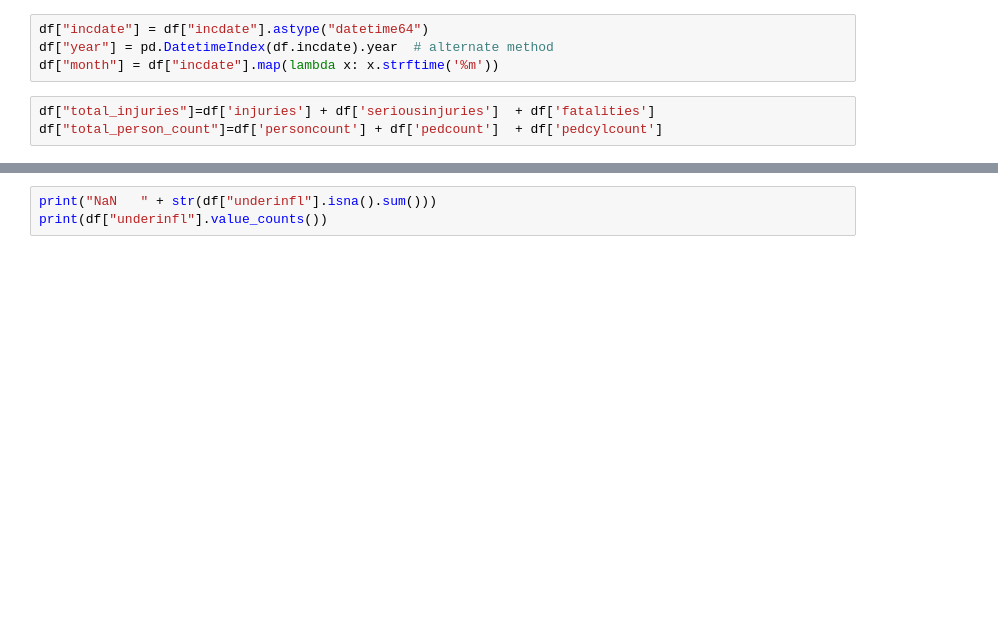
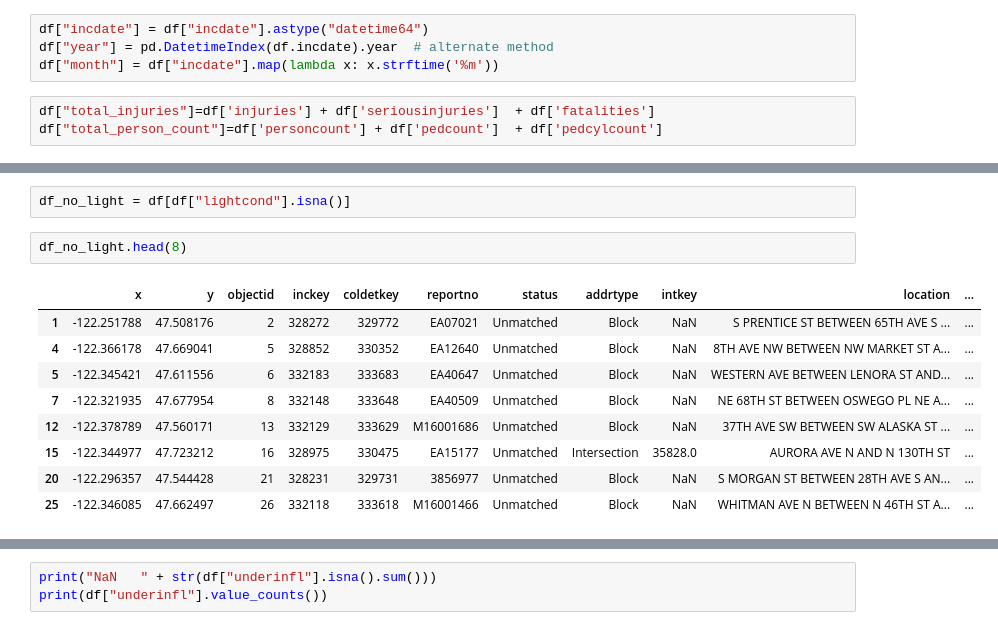
Before and after one commit to DataCircles/traffic_collisions_viz_team, a Jupyter notebook: notebooks/RS_EDA_counts_seattle_traffic_collision.ipynb, the cells around one changed output, grey strips where cells are left out. Cells and saved outputs as stored; diff of their text form; blank space fills up the shorter version.

```diff
--- a/notebooks/RS_EDA_counts_seattle_traffic_collision.ipynb
+++ b/notebooks/RS_EDA_counts_seattle_traffic_collision.ipynb
@@ -84,0 +135,14 @@ df["total_person_count"]=df['personcount'] + df['pedcount']  + df['pedcylcount']
+# %%
+df_no_light = df[df["lightcond"].isna()]
+# %%
+df_no_light.head(8)
+# %% [output]
+|  | x | y | objectid | inckey | coldetkey | reportno | status | addrtype | intkey | location | ... |
+| 1 | -122.251788 | 47.508176 | 2 | 328272 | 329772 | EA07021 | Unmatched | Block | NaN | S PRENTICE ST BETWEEN 65TH AVE S ... | ... |
+| 4 | -122.366178 | 47.669041 | 5 | 328852 | 330352 | EA12640 | Unmatched | Block | NaN | 8TH AVE NW BETWEEN NW MARKET ST A... | ... |
+| 5 | -122.345421 | 47.611556 | 6 | 332183 | 333683 | EA40647 | Unmatched | Block | NaN | WESTERN AVE BETWEEN LENORA ST AND... | ... |
+| 7 | -122.321935 | 47.677954 | 8 | 332148 | 333648 | EA40509 | Unmatched | Block | NaN | NE 68TH ST BETWEEN OSWEGO PL NE A... | ... |
+| 12 | -122.378789 | 47.560171 | 13 | 332129 | 333629 | M16001686 | Unmatched | Block | NaN | 37TH AVE SW BETWEEN SW ALASKA ST ... | ... |
+| 15 | -122.344977 | 47.723212 | 16 | 328975 | 330475 | EA15177 | Unmatched | Intersection | 35828.0 | AURORA AVE N AND N 130TH ST | ... |
+| 20 | -122.296357 | 47.544428 | 21 | 328231 | 329731 | 3856977 | Unmatched | Block | NaN | S MORGAN ST BETWEEN 28TH AVE S AN... | ... |
+| 25 | -122.346085 | 47.662497 | 26 | 332118 | 333618 | M16001466 | Unmatched | Block | NaN | WHITMAN AVE N BETWEEN N 46TH ST A... | ... |
```
Also changed, not shown: parts of 14 cells of this notebook.
